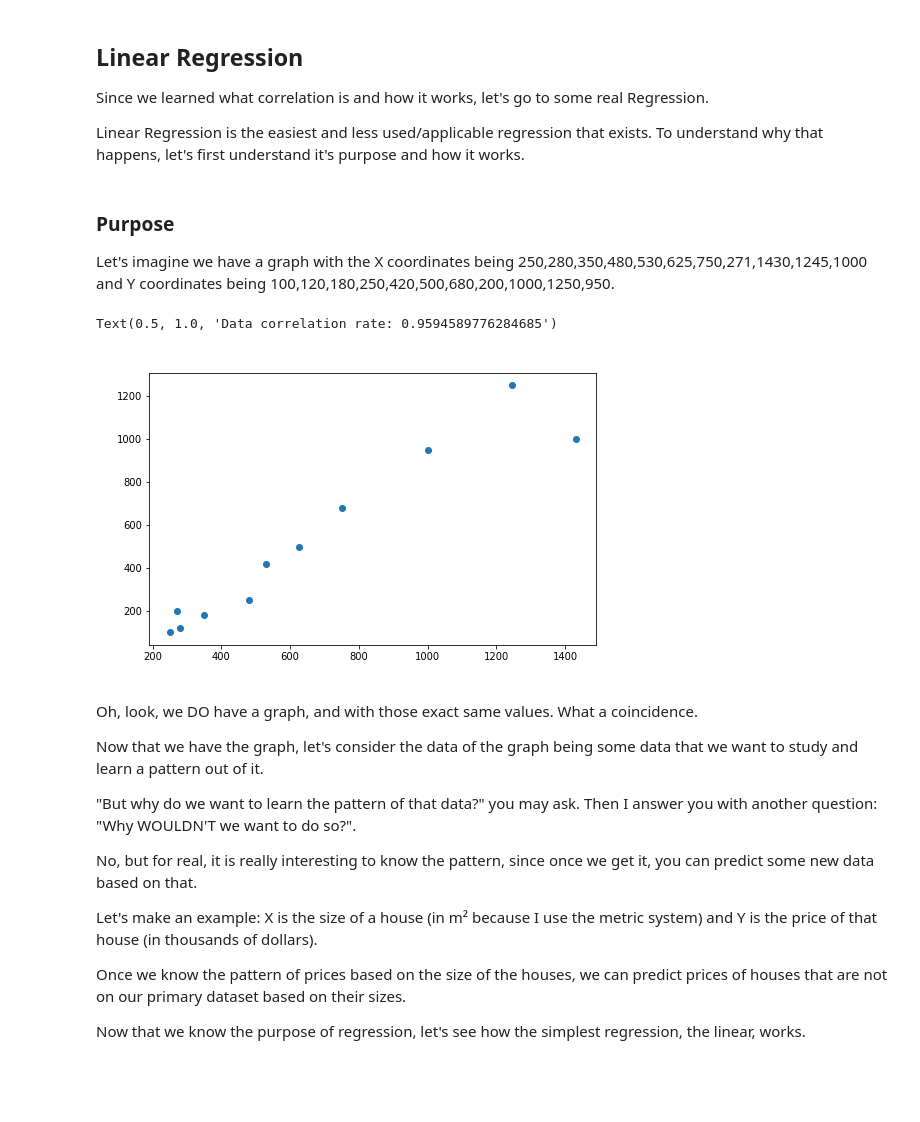
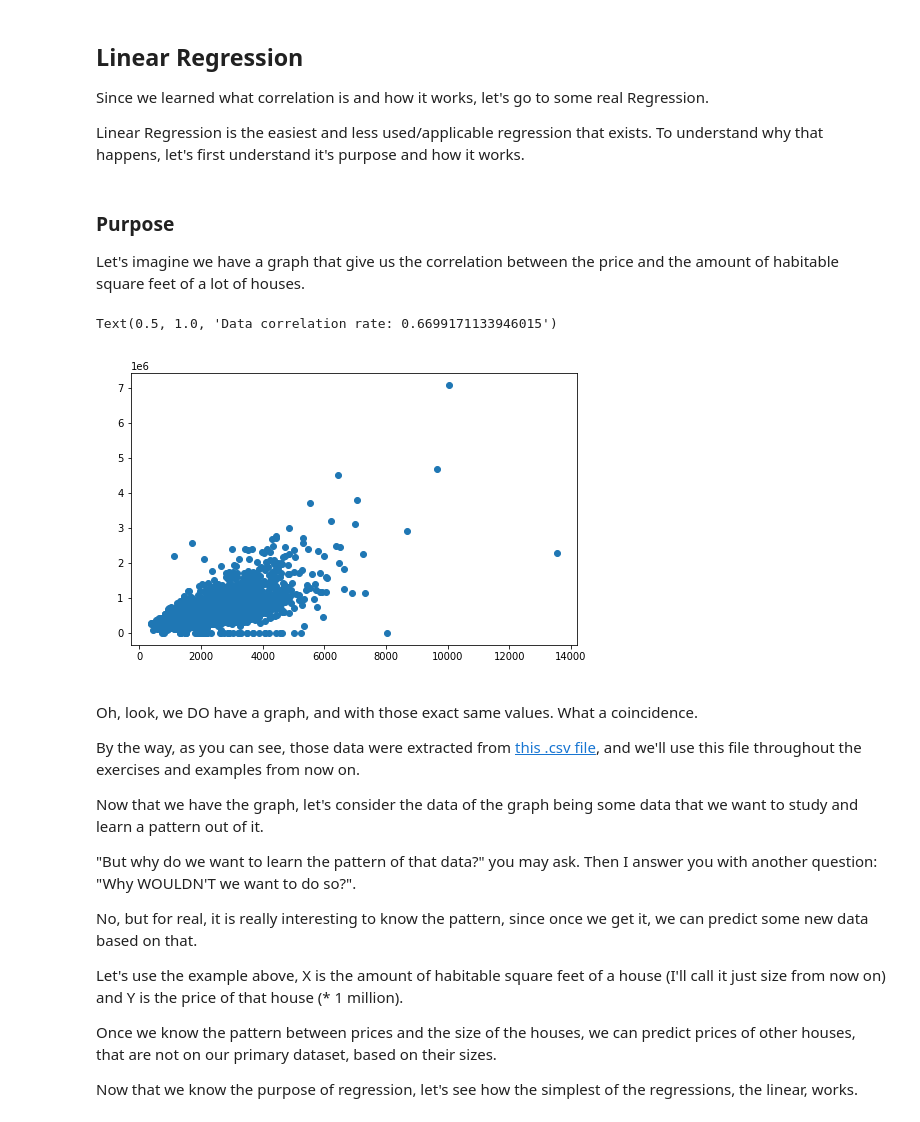
Before and after one commit to vitorhhelmbrecht/machine_learning, a Jupyter notebook: Supervised Learning/Regression/Regression.ipynb, the cells around one changed output. Drawn from its saved outputs; the diff is of its cells as text; code cells hidden in the pictures; blank space fills up the shorter version.

Commit message:
Multilinear Regression update

```diff
--- a/Supervised Learning/Regression/Regression.ipynb
+++ b/Supervised Learning/Regression/Regression.ipynb
@@ -186,37 +197,45 @@ So, that's the lesson for this correlation topic:
 Since we learned what correlation is and how it works, let's go to some real Regression.
 
 Linear Regression is the easiest and less used/applicable regression that exists. To understand why that happens, let's first understand it's purpose and how it works.
-# %% [markdown]
-### Purpose
-Let's imagine we have a graph with the X coordinates being 250,280,350,480,530,625,750,271,1430,1245,1000 and Y coordinates being 100,120,180,250,420,500,680,200,1000,1250,950.
-# %%
-x = [250,280,350,480,530,625,750,271,1430,1245,1000]
-y = [100,120,180,250,420,500,680,200,1000,1250,950]
-
-fig, ax = plt.subplots(figsize=(8,5))
-ax.scatter(x, y)
-
-ax.set_xlabel('X', color='white')
-ax.set_ylabel('Y', color='white')
-
-ax.set_title('Data correlation rate: ' + str(correlation(x, y)), color='white')
-# %% [output]
-Text(0.5, 1.0, 'Data correlation rate: 0.9594589776284685')
-[figure, removed]
+# %% [markdown]
+### Purpose
+Let's imagine we have a graph that give us the correlation between the price and the amount of habitable square feet of a lot of houses.
+# %%
+import pandas as pd
+from pathlib import Path
+
+path = Path('drive/MyDrive/Machine Learning/Supervised Learning/Regression/Multilinear/data.csv')
+data = pd.read_csv(path, usecols=['price', 'sqft_living'])
+
+x_1 = data.sqft_living
+y_1 = data.price
+
+fig, ax = plt.subplots(figsize=(8,5))
+ax.scatter(x_1, y_1)
+
+ax.set_xlabel('sqft_living', color='white')
+ax.set_ylabel('price (* 1,000,000)', color='white')
+
+ax.set_title('Data correlation rate: ' + str(correlation(x_1, y_1)), color='white')
+# %% [output]
+Text(0.5, 1.0, 'Data correlation rate: 0.6699171133946015')
+[figure, added]
 # %% [markdown]
 Oh, look, we DO have a graph, and with those exact same values. What a coincidence.
+
+By the way, as you can see, those data were extracted from [this .csv file](https://drive.google.com/file/d/1-1jVMFxJzjaesmUBx-PDTvhAMmlKPBqG/view?usp=sharing), and we'll use this file throughout the exercises and examples from now on.
 
 Now that we have the graph, let's consider the data of the graph being some data that we want to study and learn a pattern out of it.
 
 "But why do we want to learn the pattern of that data?" you may ask. Then I answer you with another question: "Why WOULDN'T we want to do so?".
 
-No, but for real, it is really interesting to know the pattern, since once we get it, you can predict some new data based on that.
+No, but for real, it is really interesting to know the pattern, since once we get it, we can predict some new data based on that.
 
-Let's make an example: X is the size of a house (in m² because I use the metric system) and Y is the price of that house (in thousands of dollars).
+Let's use the example above, X is the amount of habitable square feet of a house (I'll call it just size from now on) and Y is the price of that house (* 1 million).
 
-Once we know the pattern of prices based on the size of the houses, we can predict prices of houses that are not on our primary dataset based on their sizes.
+Once we know the pattern between prices and the size of the houses, we can predict prices of other houses, that are not on our primary dataset, based on their sizes.
 
-Now that we know the purpose of regression, let's see how the simplest regression, the linear, works.
+Now that we know the purpose of regression, let's see how the simplest of the regressions, the linear, works.
 # %% [markdown]
 ### How it works
 
```
Also changed, not shown: parts of 28 cells of this notebook.
